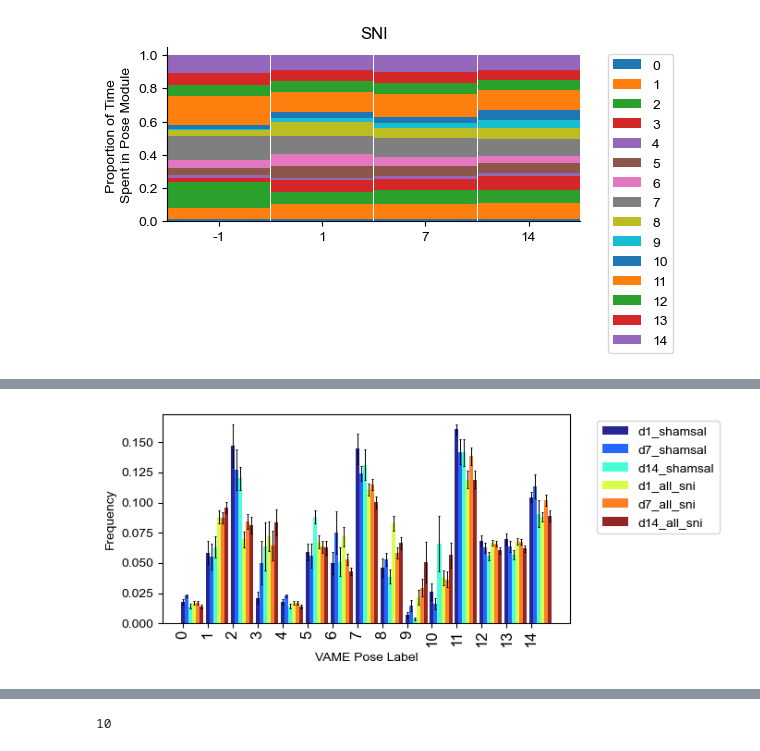
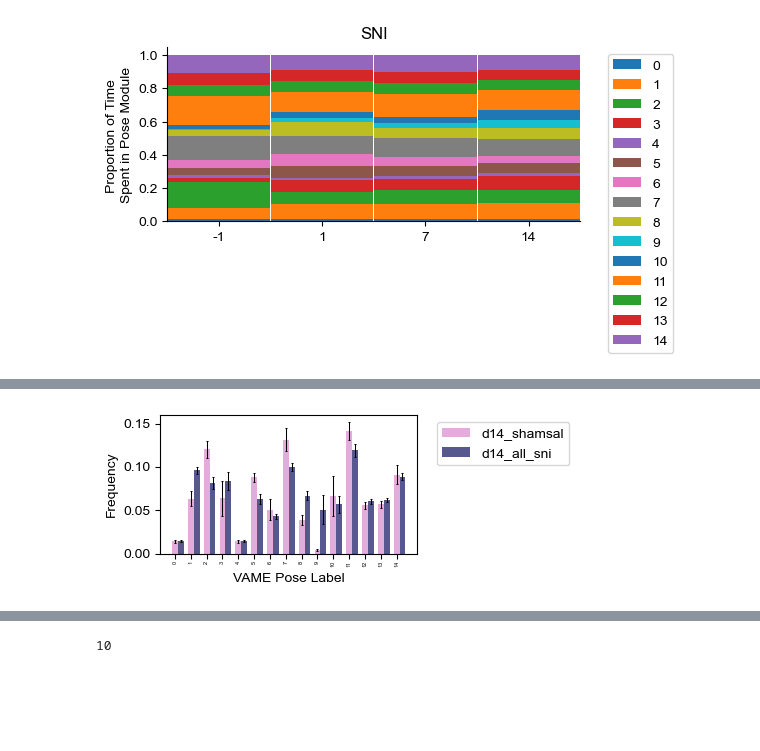
Before and after one commit to s-ewbank/MARIPoSA, a Jupyter notebook: demo/demo3_pca.ipynb, the cells around one changed output, grey strips where cells are left out. Drawn from its saved outputs; the diff is of its cells as text; code cells hidden in the pictures; blank space fills up the shorter version.

Commit message:
Set up working biexponential fitting in PK demo, made corrections to some plotting functions

```diff
--- a/demo/demo3_pca.ipynb
+++ b/demo/demo3_pca.ipynb
@@ -187,6 +171,9 @@ Applying 15 remapping rules from config.
 # %%
-selected_subgroups=['d1_shamsal', 'd7_shamsal', 'd14_shamsal','d1_all_sni','d7_all_sni', 'd14_all_sni']
-#labels_df, n_modules = analysis.label_counter_subgroups(config,0,1200,selected_subgroups=selected_subgroups)
-fig = plot.plot_module_usage_subgroups(config, labels_df, 0, 1200,figW=7,figH=3,cmap="jet",legend_pos="outside",style="bar_error")
+#selected_subgroups=['d1_shamsal', 'd7_shamsal', 'd14_shamsal','d1_all_sni','d7_all_sni', 'd14_all_sni']
+selected_subgroups=['d14_shamsal','d14_all_sni']
+labels_df, n_modules = analysis.label_counter_subgroups(config,0,1200,selected_subgroups=selected_subgroups)
+fig = plot.plot_module_usage_subgroups(config, labels_df, 0, 1200,figW=5,figH=2,cmap="tab20b_r",legend_pos="outside",style="bar_error")
+if save == True:
+    plt.savefig(save_path+groupname+"_points pose VAME",dpi=500)
 # %% [output]
-[figure, old version]
+[figure, new version]
```
Also changed, not shown: parts of 14 cells of this notebook, 3 other files.
